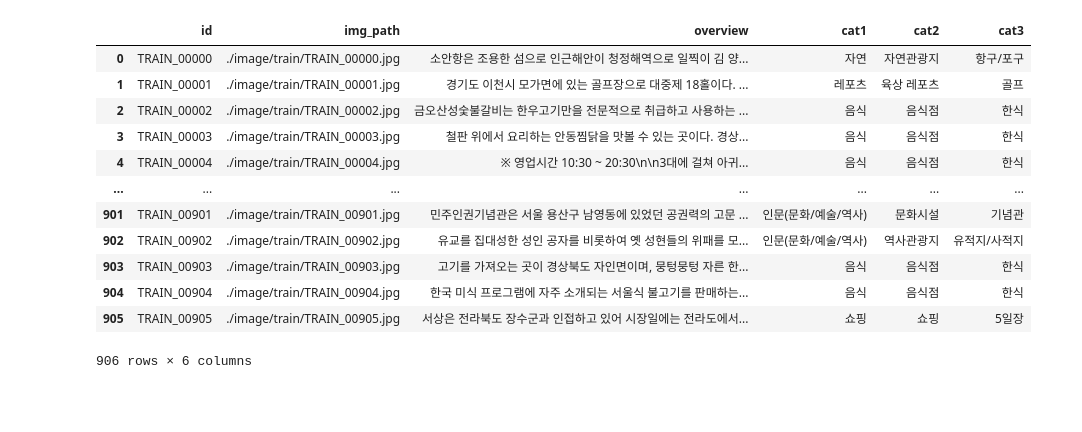
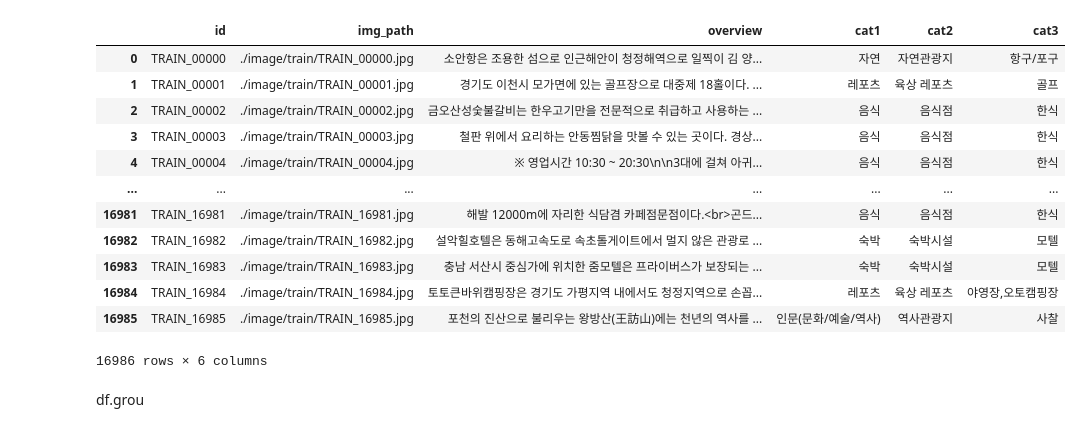
Before and after one commit to kwon-jaehong/today_study, a Jupyter notebook: 대회/dacon/관광데이터/데이터셋 분포.ipynb, the cells around one changed output. Saved outputs shown, nothing was run; the diff lists cells and outputs as text; code cells hidden in the pictures; blank space fills up the shorter version.

```diff
--- a/대회/dacon/관광데이터/데이터셋 분포.ipynb
+++ b/대회/dacon/관광데이터/데이터셋 분포.ipynb
@@ -1,22 +1,24 @@
 # %%
 import pandas as pd
 
-df = pd.read_csv('./train_sample.csv')
+df = pd.read_csv('./train.csv')
 df
 # %% [output]
 |  | id | img_path | overview | cat1 | cat2 | cat3 |
 | 0 | TRAIN_00000 | ./image/train/TRAIN_00000.jpg | 소안항은 조용한 섬으로 인근해안이 청정해역으로 일찍이 김 양... | 자연 | 자연관광지 | 항구/포구 |
 | 1 | TRAIN_00001 | ./image/train/TRAIN_00001.jpg | 경기도 이천시 모가면에 있는 골프장으로 대중제 18홀이다. ... | 레포츠 | 육상 레포츠 | 골프 |
 | 2 | TRAIN_00002 | ./image/train/TRAIN_00002.jpg | 금오산성숯불갈비는 한우고기만을 전문적으로 취급하고 사용하는 ... | 음식 | 음식점 | 한식 |
 | 3 | TRAIN_00003 | ./image/train/TRAIN_00003.jpg | 철판 위에서 요리하는 안동찜닭을 맛볼 수 있는 곳이다. 경상... | 음식 | 음식점 | 한식 |
 | 4 | TRAIN_00004 | ./image/train/TRAIN_00004.jpg | ※ 영업시간 10:30 ~ 20:30\n\n3대에 걸쳐 아귀... | 음식 | 음식점 | 한식 |
 | ... | ... | ... | ... | ... | ... | ... |
-| 901 | TRAIN_00901 | ./image/train/TRAIN_00901.jpg | 민주인권기념관은 서울 용산구 남영동에 있었던 공권력의 고문 ... | 인문(문화/예술/역사) | 문화시설 | 기념관 |
-| 902 | TRAIN_00902 | ./image/train/TRAIN_00902.jpg | 유교를 집대성한 성인 공자를 비롯하여 옛 성현들의 위패를 모... | 인문(문화/예술/역사) | 역사관광지 | 유적지/사적지 |
-| 903 | TRAIN_00903 | ./image/train/TRAIN_00903.jpg | 고기를 가져오는 곳이 경상북도 자인면이며, 뭉텅뭉텅 자른 한... | 음식 | 음식점 | 한식 |
-| 904 | TRAIN_00904 | ./image/train/TRAIN_00904.jpg | 한국 미식 프로그램에 자주 소개되는 서울식 불고기를 판매하는... | 음식 | 음식점 | 한식 |
-| 905 | TRAIN_00905 | ./image/train/TRAIN_00905.jpg | 서상은 전라북도 장수군과 인접하고 있어 시장일에는 전라도에서... | 쇼핑 | 쇼핑 | 5일장 |
+| 16981 | TRAIN_16981 | ./image/train/TRAIN_16981.jpg | 해발 12000m에 자리한 식담겸 카페점문점이다.<br>곤드... | 음식 | 음식점 | 한식 |
+| 16982 | TRAIN_16982 | ./image/train/TRAIN_16982.jpg | 설악힐호텔은 동해고속도로 속초톨게이트에서 멀지 않은 관광로 ... | 숙박 | 숙박시설 | 모텔 |
+| 16983 | TRAIN_16983 | ./image/train/TRAIN_16983.jpg | 충남 서산시 중심가에 위치한 줌모텔은 프라이버스가 보장되는 ... | 숙박 | 숙박시설 | 모텔 |
+| 16984 | TRAIN_16984 | ./image/train/TRAIN_16984.jpg | 토토큰바위캠핑장은 경기도 가평지역 내에서도 청정지역으로 손꼽... | 레포츠 | 육상 레포츠 | 야영장,오토캠핑장 |
+| 16985 | TRAIN_16985 | ./image/train/TRAIN_16985.jpg | 포천의 진산으로 불리우는 왕방산(王訪山)에는 천년의 역사를 ... | 인문(문화/예술/역사) | 역사관광지 | 사찰 |
-906 rows × 6 columns
+16986 rows × 6 columns
+# %% [markdown]
+df.grou
 # %%
 # df['cat3'].value_counts().plot.pie(autopct='%.2f')
 # %%
```
Also changed, not shown: parts of 1 cell of this notebook, 21 other files.
